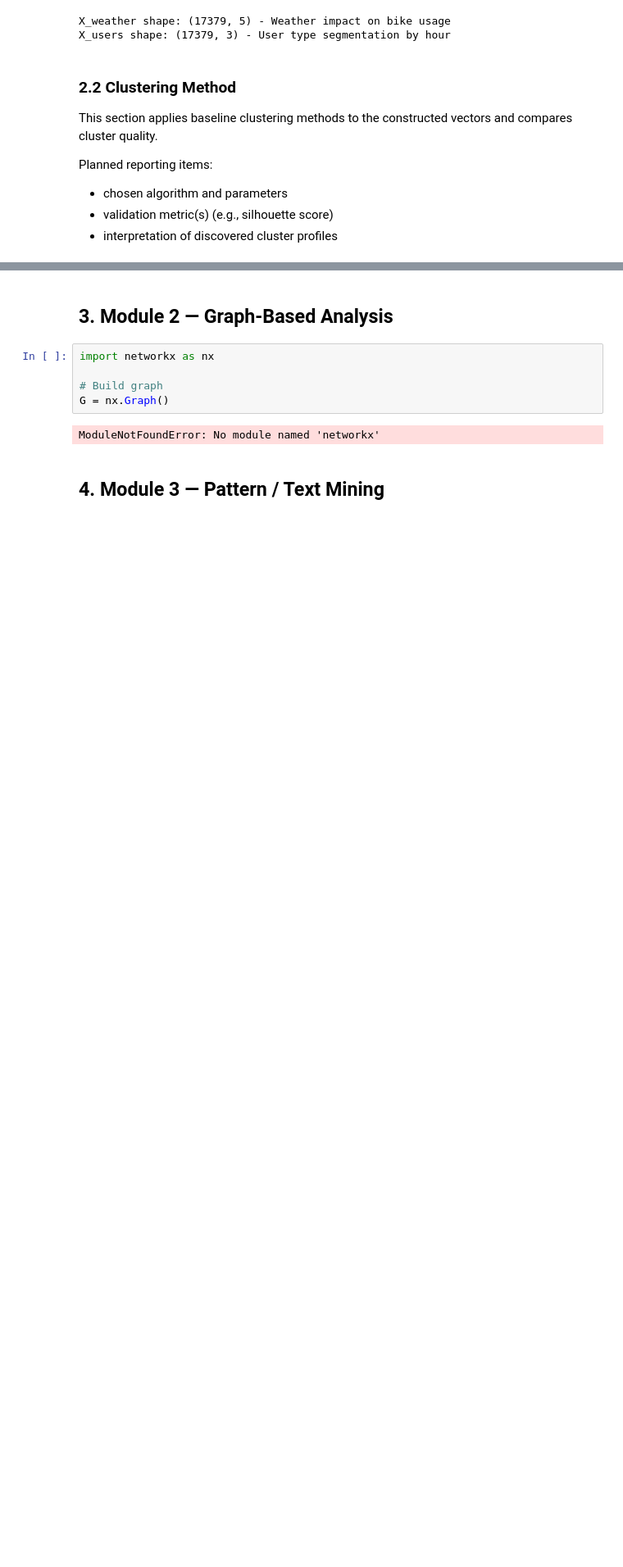
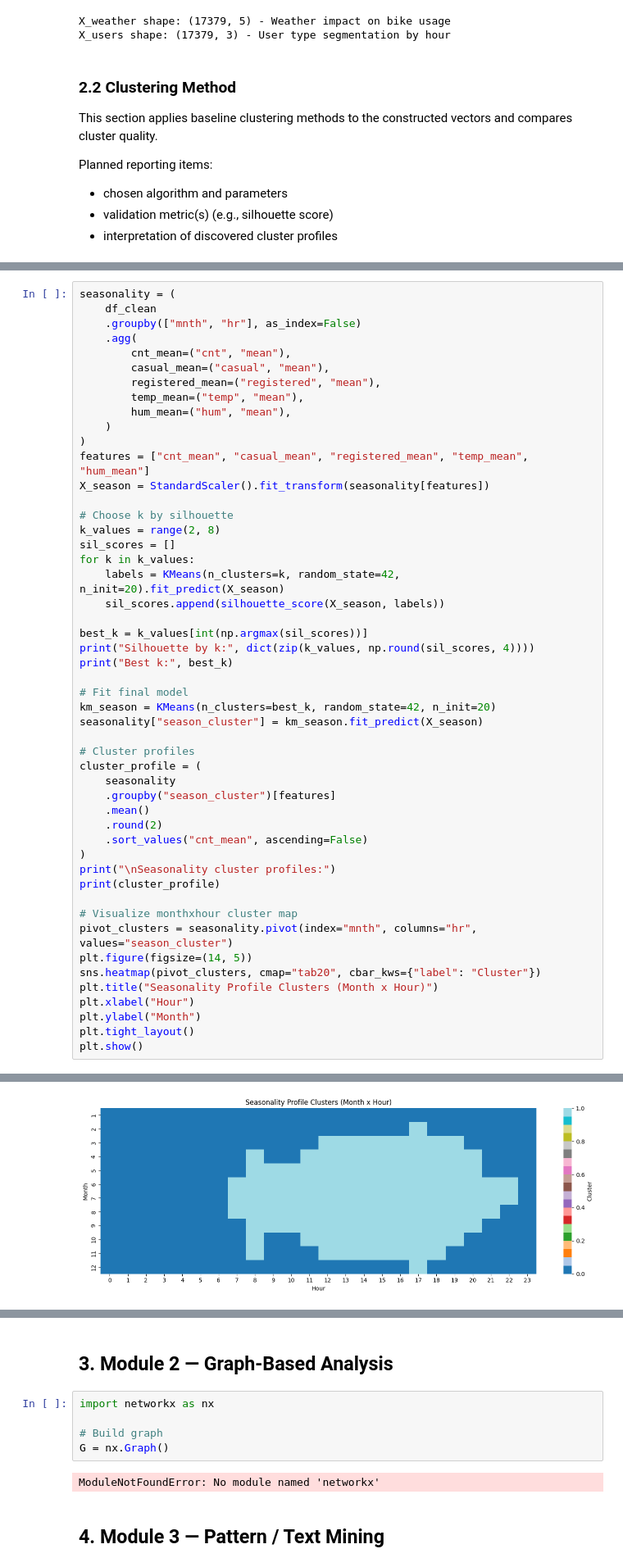
Before and after one commit to DominikKysel/DM-Project, a Jupyter notebook: data_mining_project_bike_sharing.ipynb, the cells around one changed output, grey strips where cells are left out. Shown at 82% size. Saved outputs shown, nothing was run; the diff lists cells and outputs as text; blank space fills up the shorter version.

```diff
--- a/data_mining_project_bike_sharing.ipynb
+++ b/data_mining_project_bike_sharing.ipynb
@@ -316,0 +395,51 @@ labels = None
+# %%
+seasonality = (
+    df_clean
+    .groupby(["mnth", "hr"], as_index=False)
+    .agg(
+        cnt_mean=("cnt", "mean"),
+        casual_mean=("casual", "mean"),
+        registered_mean=("registered", "mean"),
+        temp_mean=("temp", "mean"),
+        hum_mean=("hum", "mean"),
+    )
+)
+features = ["cnt_mean", "casual_mean", "registered_mean", "temp_mean", "hum_mean"]
+X_season = StandardScaler().fit_transform(seasonality[features])
+
+# Choose k by silhouette
+k_values = range(2, 8)
+sil_scores = []
+for k in k_values:
+    labels = KMeans(n_clusters=k, random_state=42, n_init=20).fit_predict(X_season)
+    sil_scores.append(silhouette_score(X_season, labels))
+
+best_k = k_values[int(np.argmax(sil_scores))]
+print("Silhouette by k:", dict(zip(k_values, np.round(sil_scores, 4))))
+print("Best k:", best_k)
+
+# Fit final model
+km_season = KMeans(n_clusters=best_k, random_state=42, n_init=20)
+seasonality["season_cluster"] = km_season.fit_predict(X_season)
+
+# Cluster profiles
+cluster_profile = (
+    seasonality
+    .groupby("season_cluster")[features]
+    .mean()
+    .round(2)
+    .sort_values("cnt_mean", ascending=False)
+)
+print("\nSeasonality cluster profiles:")
+print(cluster_profile)
+
+# Visualize monthxhour cluster map
+pivot_clusters = seasonality.pivot(index="mnth", columns="hr", values="season_cluster")
+plt.figure(figsize=(14, 5))
+sns.heatmap(pivot_clusters, cmap="tab20", cbar_kws={"label": "Cluster"})
+plt.title("Seasonality Profile Clusters (Month x Hour)")
+plt.xlabel("Hour")
+plt.ylabel("Month")
+plt.tight_layout()
+plt.show()
+# %% [output]
@@ -316,0 +454 @@ labels = None
+[figure, added]
```
Also changed, not shown: parts of 8 cells of this notebook.
